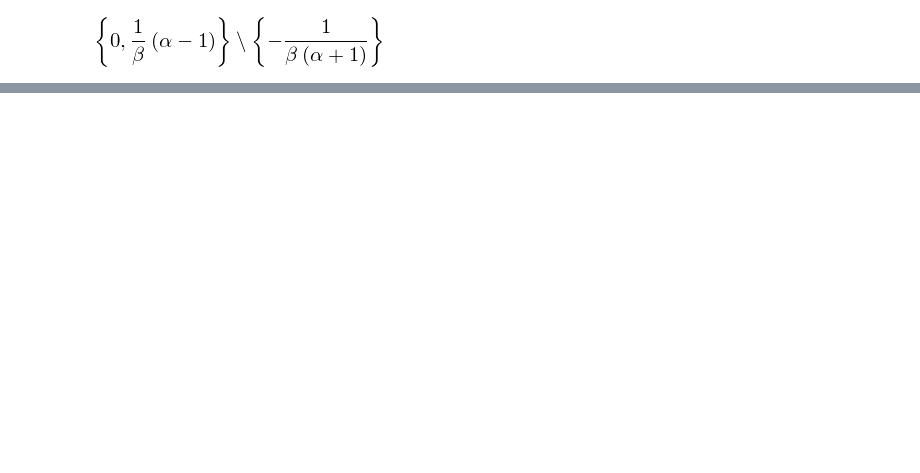
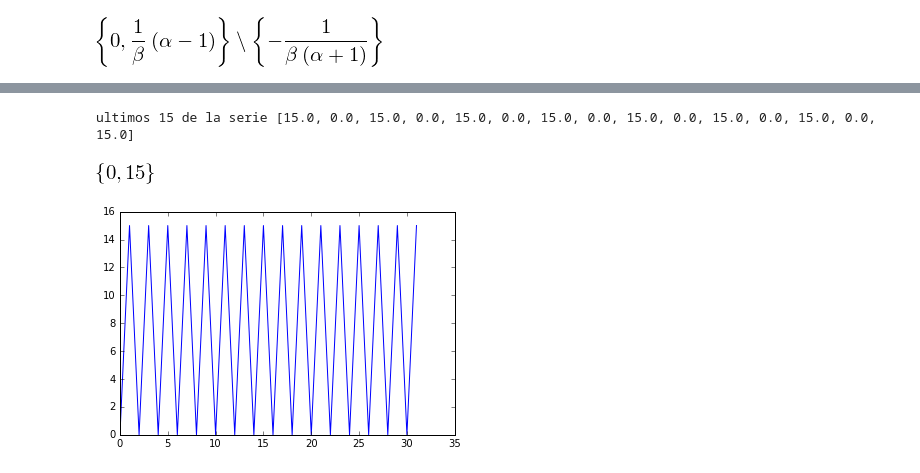
Before and after one commit to rgarcia-herrera/sistemas-dinamicos, a Jupyter notebook: Glass et Pasternack.ipynb, the cells around one changed output, grey strips where cells are left out. Cells and saved outputs as stored; diff of their text form; code cells hidden in the pictures; blank space fills up the shorter version.

```diff
--- a/Glass et Pasternack.ipynb
+++ b/Glass et Pasternack.ipynb
@@ -79,7 +81,5 @@ ff
 # %%
-f1 = simplify(x1.subs(x, x1))
-
-Eq(f(f(x)),f1)
+Eq(f(f(x)), f1)
 # %% [output]
 [figure]
 # %%
@@ -101,0 +101,18 @@ solveset(Eq(f1.subs(alpha, 13).subs(beta,6), x), x)
+# %%
+def solve_g(a, b):
+    y = list(np.linspace(0,float(list(solveset(Eq(f1.subs(alpha, a).subs(beta, b), x), x)).pop()),2))
+
+    for t in range(30):
+        y.append(g(y[t], a, b))
+    zoom = plt.plot(y)
+
+    print("ultimos 15 de la serie", y[-15:])
+    return solveset(Eq(f1.subs(alpha, a).subs(beta, b), x), x)
+
+interact(solve_g,
+         a=widgets.IntSlider(min=0,max=30,step=1,value=1, continuous_update=False, description='alpha'),
+         b=widgets.IntSlider(min=0,max=30,step=1,value=1, continuous_update=False, description='beta'))
+# %% [output]
+ultimos 15 de la serie [15.0, 0.0, 15.0, 0.0, 15.0, 0.0, 15.0, 0.0, 15.0, 0.0, 15.0, 0.0, 15.0, 0.0, 15.0]
+[figure, added]
+[figure, added]
```
Also changed, not shown: parts of 9 cells of this notebook.
